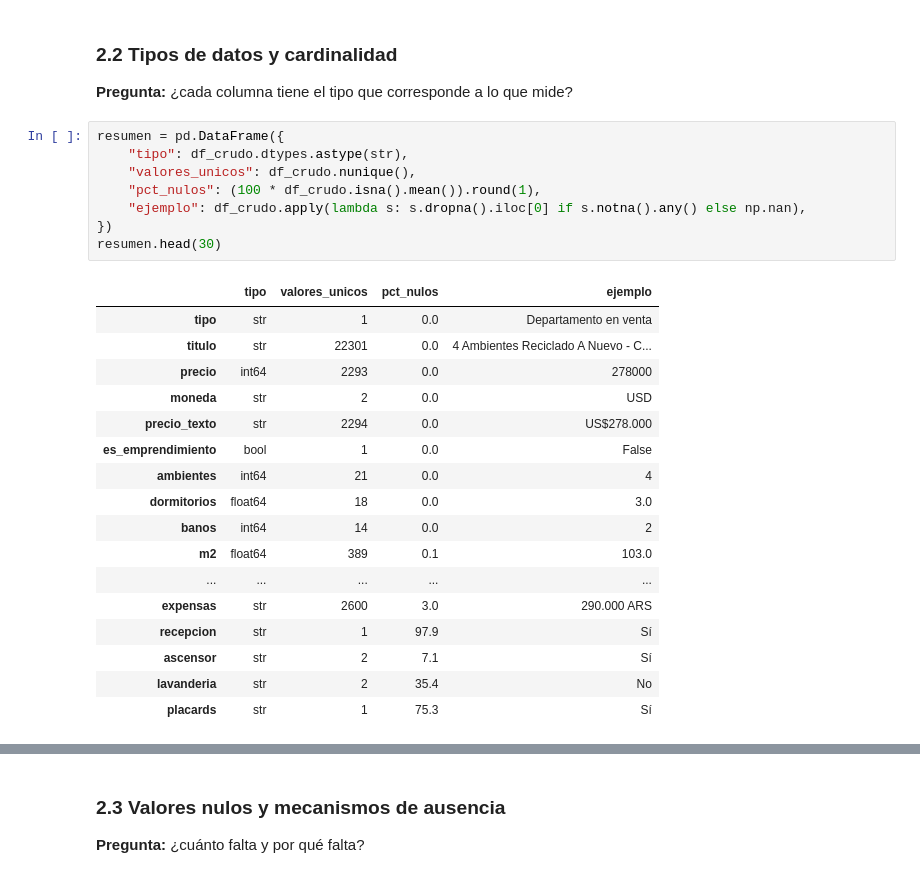
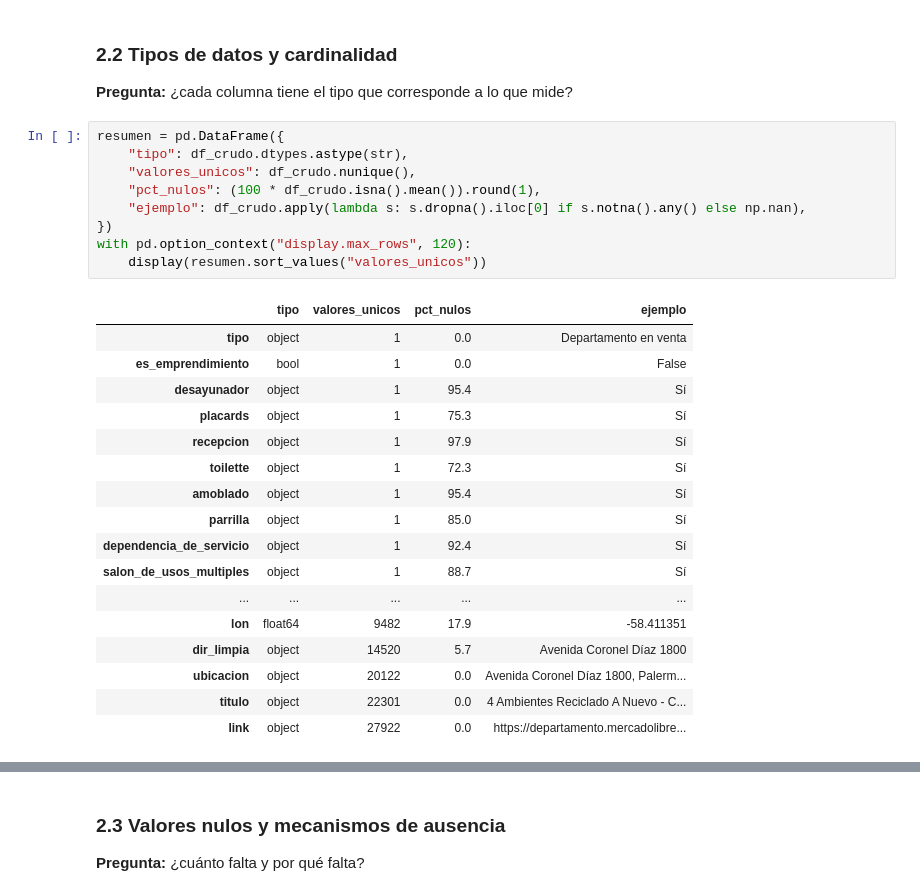
Before and after one commit to gbuhler-itba/TP-Analitica-Descriptiva, a Jupyter notebook: notebooks/01_calidad_y_limpieza.ipynb, the cells around one changed output, grey strips where cells are left out. Drawn from its saved outputs; the diff is of its cells as text.

```diff
--- a/notebooks/01_calidad_y_limpieza.ipynb
+++ b/notebooks/01_calidad_y_limpieza.ipynb
@@ -116,29 +116,30 @@ Los repetidos son el mismo aviso devuelto por la búsqueda de dos barrios vecino
 # %%
 resumen = pd.DataFrame({
     "tipo": df_crudo.dtypes.astype(str),
     "valores_unicos": df_crudo.nunique(),
     "pct_nulos": (100 * df_crudo.isna().mean()).round(1),
     "ejemplo": df_crudo.apply(lambda s: s.dropna().iloc[0] if s.notna().any() else np.nan),
 })
-resumen.head(30)
+with pd.option_context("display.max_rows", 120):
+    display(resumen.sort_values("valores_unicos"))
 # %% [output]
 |  | tipo | valores_unicos | pct_nulos | ejemplo |
-| tipo | str | 1 | 0.0 | Departamento en venta |
-| titulo | str | 22301 | 0.0 | 4 Ambientes Reciclado A Nuevo - C... |
-| precio | int64 | 2293 | 0.0 | 278000 |
-| moneda | str | 2 | 0.0 | USD |
-| precio_texto | str | 2294 | 0.0 | US$278.000 |
+| tipo | object | 1 | 0.0 | Departamento en venta |
 | es_emprendimiento | bool | 1 | 0.0 | False |
-| ambientes | int64 | 21 | 0.0 | 4 |
-| dormitorios | float64 | 18 | 0.0 | 3.0 |
-| banos | int64 | 14 | 0.0 | 2 |
-| m2 | float64 | 389 | 0.1 | 103.0 |
+| desayunador | object | 1 | 95.4 | Sí |
+| placards | object | 1 | 75.3 | Sí |
+| recepcion | object | 1 | 97.9 | Sí |
+| toilette | object | 1 | 72.3 | Sí |
+| amoblado | object | 1 | 95.4 | Sí |
+| parrilla | object | 1 | 85.0 | Sí |
+| dependencia_de_servicio | object | 1 | 92.4 | Sí |
+| salon_de_usos_multiples | object | 1 | 88.7 | Sí |
 | ... | ... | ... | ... | ... |
-| expensas | str | 2600 | 3.0 | 290.000 ARS |
-| recepcion | str | 1 | 97.9 | Sí |
-| ascensor | str | 2 | 7.1 | Sí |
-| lavanderia | str | 2 | 35.4 | No |
-| placards | str | 1 | 75.3 | Sí |
+| lon | float64 | 9482 | 17.9 | -58.411351 |
+| dir_limpia | object | 14520 | 5.7 | Avenida Coronel Díaz 1800 |
+| ubicacion | object | 20122 | 0.0 | Avenida Coronel Díaz 1800, Palerm... |
+| titulo | object | 22301 | 0.0 | 4 Ambientes Reciclado A Nuevo - C... |
+| link | object | 27922 | 0.0 | https://departamento.mercadolibre... |
 # %%
 # Columnas numéricas guardadas como texto (tienen unidad pegada al número)
 texto_con_unidad = ["precio_texto", "superficie_total", "superficie_cubierta", "antig_edad",
```
Also changed, not shown: parts of 11 cells of this notebook, 15 other files.
